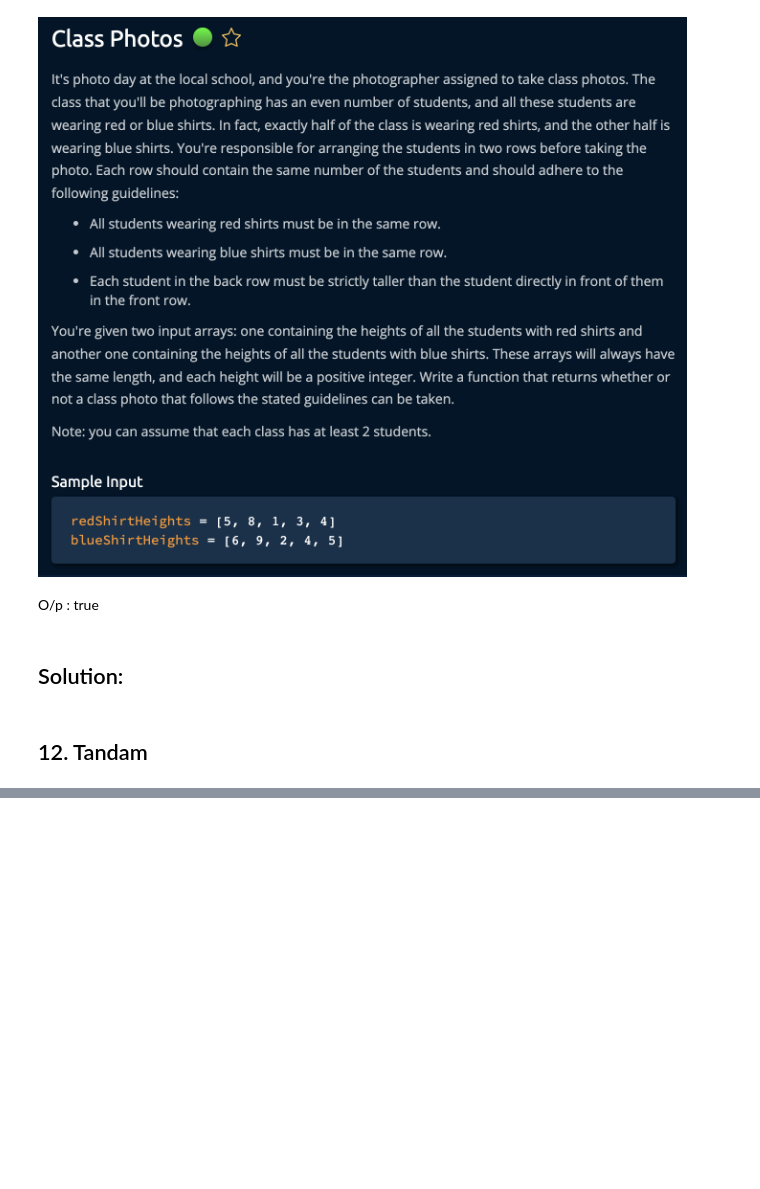
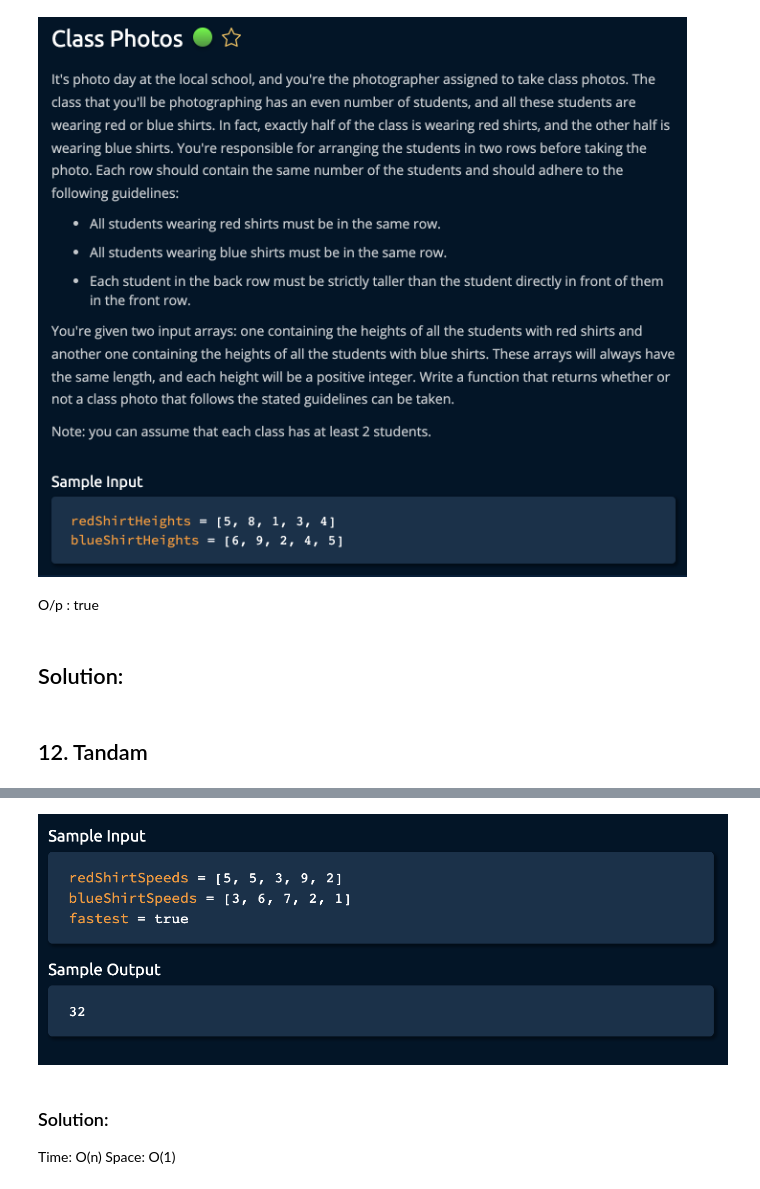
Before and after one commit to shubhamDarmwar/DataStructures, a Jupyter notebook: Excercise/EasyQuestions/Easy Questions.ipynb, the cells around one changed output, grey strips where cells are left out. Cells and saved outputs as stored; diff of their text form; code cells hidden in the pictures; blank space fills up the shorter version.

```diff
--- a/Excercise/EasyQuestions/Easy Questions.ipynb
+++ b/Excercise/EasyQuestions/Easy Questions.ipynb
@@ -367,0 +372,7 @@ def classPhotos(redShirtHeights, blueShirtHeights):
+# %%
+Image('Questions/12_TandemBicycle_2.png')
+# %% [output]
+[figure, added]
+# %% [markdown]
+### Solution:
+Time: O(n) Space: O(1)
```
Also changed, not shown: parts of 14 cells of this notebook, 29 other files.
